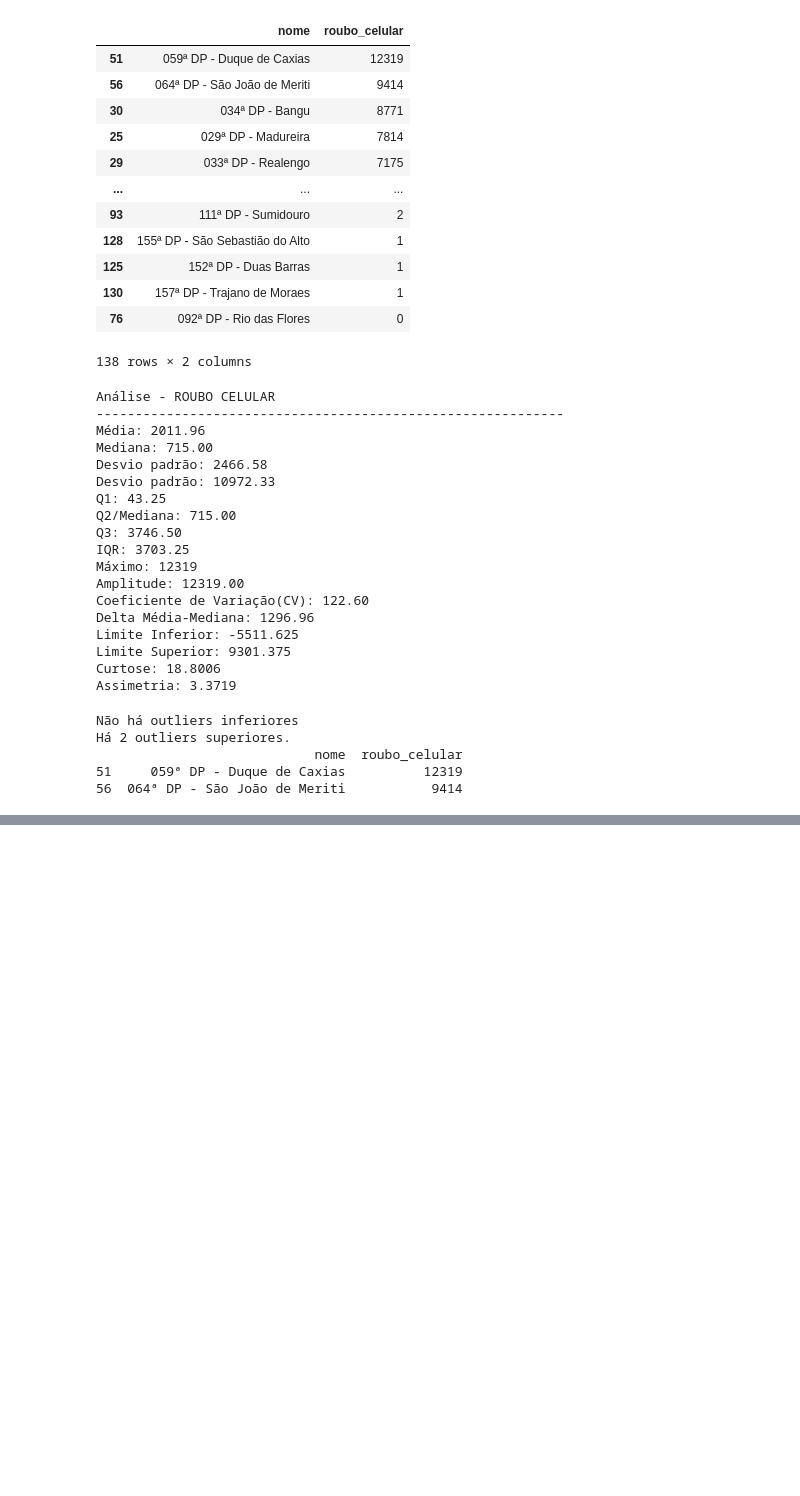
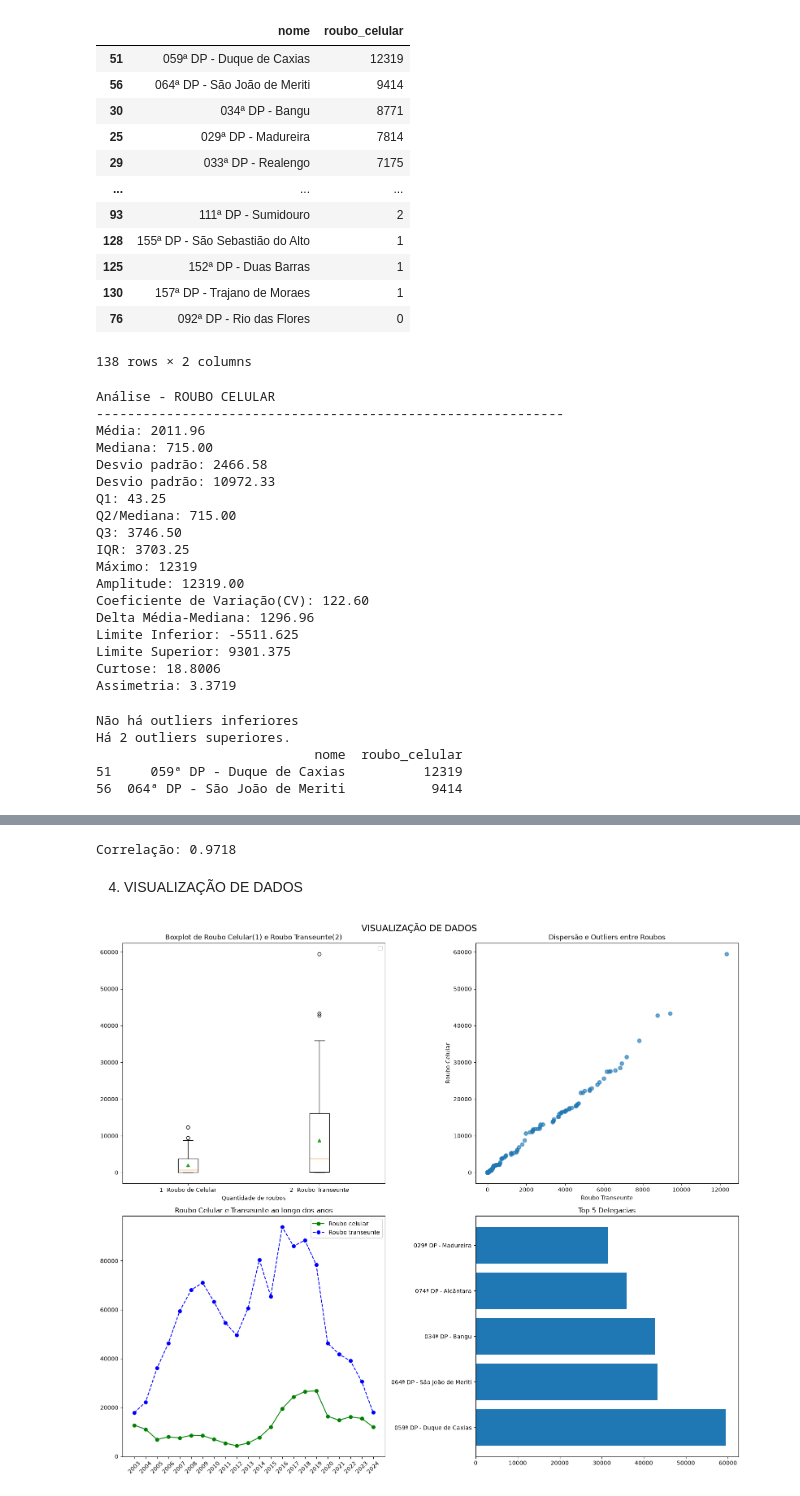
Before and after one commit to eduardacastilho/Atividade-Dados-Pandas---ipynb, a Jupyter notebook: atividade3.ipynb, the cells around one changed output, grey strips where cells are left out. Saved outputs shown, nothing was run; the diff lists cells and outputs as text; code cells hidden in the pictures; blank space fills up the shorter version.

```diff
--- a/atividade3.ipynb
+++ b/atividade3.ipynb
@@ -351,0 +391,72 @@ df_roubo_celular_outlier_mes
+# %%
+df_roubo_transeunte= df_merge[[
+    'cisp', 'nome', 'roubo_transeunte', 'ano'
+]]
+
+
+correlacao = (
+    df_roubo_transeunte_agg['roubo_transeunte'].corr(df_roubo_celular_agg['roubo_celular'])
+)
+
+print(f'Correlação: {correlacao:.4f}')
+# %% [output]
+Correlação: 0.9718
+# %% [markdown]
+4. VISUALIZAÇÃO DE DADOS
+# %%
+
+
+# "painel" de graficos
+# 1. criar uma area para os graficos
+plt.subplots(2, 2, figsize=(16, 14))
+# (numLinhas, numColunas, tamanhoImagem)
+plt.suptitle('VISUALIZAÇÃO DE DADOS', fontsize=16)
+#titulo dos plots (imagem)
+# subplot -> (x, y, z) -> x e y repetem valor dos subplots
+# z -> posição do grafico no subplot
+
+# PRIMEIRO GRÁFICO: plotar roubo_transeunte e roubo_veiculo
+plt.subplot(2, 2, 1) #primeiro grafico
+plt.boxplot([df_roubo_celular_agg['roubo_celular'],df_roubo_transeunte_agg['roubo_transeunte']],
+            showfliers=True,
+            showmeans=True,
+            vert=True,
+            tick_labels= ['1- Roubo de Celular','2- Roubo Transeunte']
+            )
+plt.xlabel('Quantidade de roubos')
+plt.legend()
+plt.title('Boxplot de Roubo Celular(1) e Roubo Transeunte(2)')
+# SEGUNDO GRAFICO: SCATTER PLOT
+plt.subplot(2, 2, 2)
+plt.scatter(df_roubo_celular_agg['roubo_celular'], df_roubo_transeunte_agg['roubo_transeunte'],alpha=0.6,linestyle='-', linewidth=2)
+plt.xlabel('Roubo Transeunte')
+plt.ylabel('Roubo Celular')
+plt.title('Dispersão e Outliers entre Roubos')
+
+# TERCEIRO GRÁFICO: TENDENCIA TEMPORAL
+plt.subplot(2, 2, 3)
+df_roubo_celular_ano = (
+    df_roubo_celular.groupby('ano')['roubo_celular'].sum().reset_index().sort_values(by='ano', ascending = True)
+)
+df_roubo_transeunte_ano = (
+     df_roubo_transeunte.groupby('ano')['roubo_transeunte'].sum().reset_index().sort_values(by='ano', ascending = True)
+)
+plt.plot(df_roubo_celular_ano['ano'].astype(str), df_roubo_celular_ano['roubo_celular'],
+         marker='o', color='green', linestyle='-', label='Roubo celular')
+plt.plot(df_roubo_transeunte_ano['ano'].astype(str), df_roubo_transeunte_ano['roubo_transeunte'],
+         marker='o', color='blue', linestyle='--',label='Roubo transeunte')
+plt.title('Roubo Celular e Transeunte ao longo dos anos')
+plt.legend()
+
+plt.xticks(rotation=45)
+
+
+plt.subplot(2, 2, 4)
+plt.title('Top 5 Delegacias')
+plt.barh(df_roubo_transeunte_agg['nome'].iloc[0:5], df_roubo_transeunte_agg['roubo_transeunte'].iloc[0:5])
+#plt.xticks(rotation=90)
+
+plt.tight_layout()
+plt.show()
+# %% [output]
+[figure, added]
```
Also changed, not shown: parts of 6 cells of this notebook.
